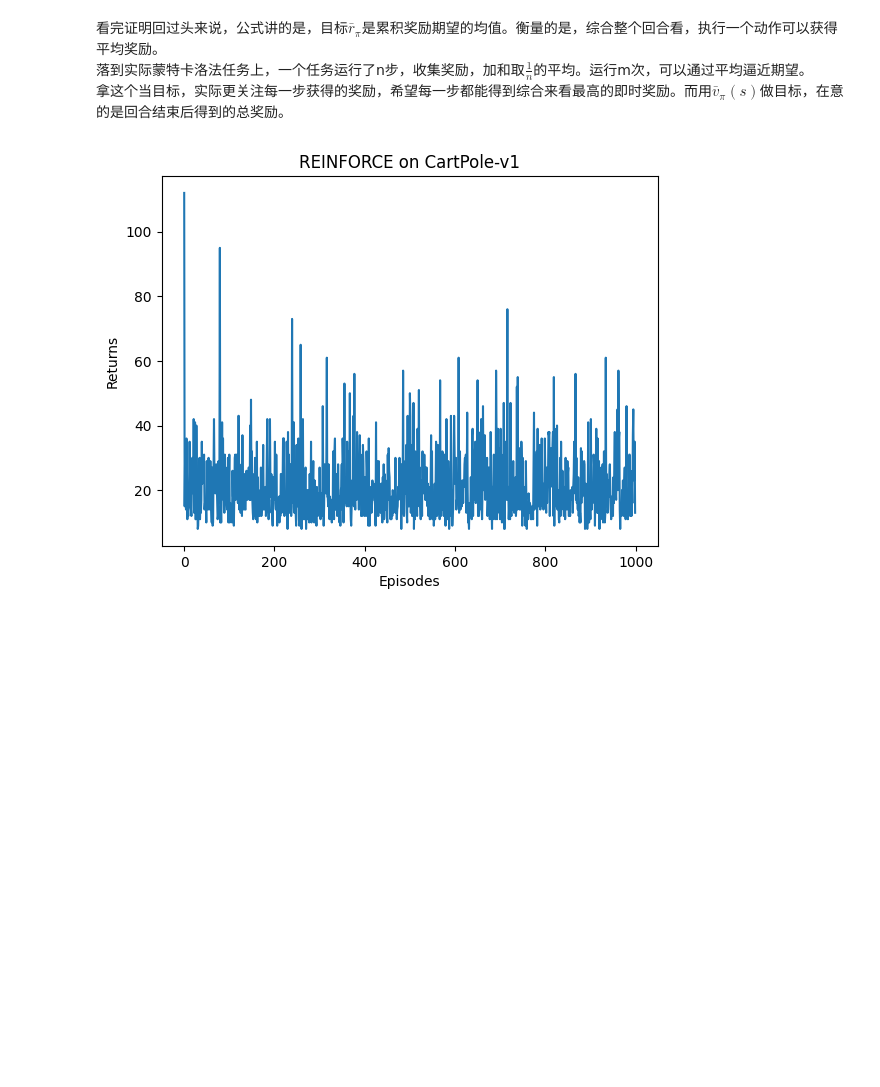
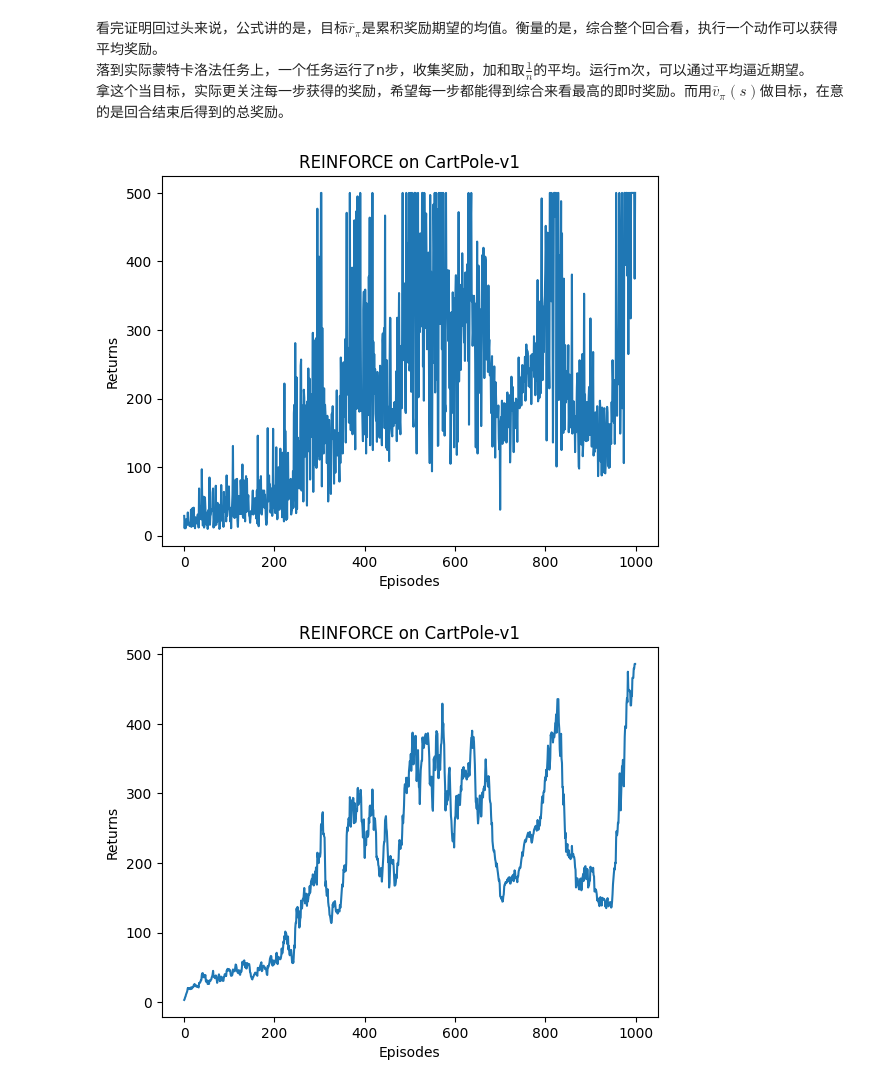
Before and after one commit to YoungAndSure/RlAction, a Jupyter notebook: policy_gradient_method.ipynb, the cells around one changed output. Drawn from its saved outputs; the diff is of its cells as text; code cells hidden in the pictures; blank space fills up the shorter version.

```diff
--- a/policy_gradient_method.ipynb
+++ b/policy_gradient_method.ipynb
@@ -85,7 +85,7 @@ class Agent() :
     def __init__(self, state_dim, hidden_dim, action_dim, gamma) :
         self.policy_net = PolicyNet(state_dim, hidden_dim, action_dim)
         # optimizer, lr,
-        self.optimizer = torch.optim.Adam(self.policy_net.parameters(), lr=0.00001)
+        self.optimizer = torch.optim.Adam(self.policy_net.parameters(), lr=0.001)
 
         self.observation_list = []
         self.actions_list = []
@@ -95,8 +95,8 @@ class Agent() :
     def take_action(self, state, env) :
         state = torch.tensor(state, dtype=torch.float64).unsqueeze(0)
         actions = self.policy_net(state).squeeze()
-        #print(actions)
         action = env.action_space.sample(probability=actions.detach().numpy())
+        #print(actions, action)
         return action
 
     def update(self, observation, action, reward, done) :
@@ -151,13 +151,13 @@ observation, info = env.reset(seed=0)
 state_dim = env.observation_space.shape[0]
 action_dim = env.action_space.n
 hidden_dim = 128
-gamma = 0.9
+gamma = 0.98
 agent = Agent(state_dim, hidden_dim, action_dim, gamma)
 
 return_list = []
 
 for i in range(1000) :
-    observation, info = env.reset(seed=0)
+    observation, info = env.reset()#(seed=0)
     episode_over = False
     total_reward = 0
 
@@ -175,12 +175,37 @@ for i in range(1000) :
 
     #print(f"Episode finished! Total reward: {total_reward}")
 env.close()
-# %%
-episodes_list = list(range(len(return_list)))
-plt.plot(episodes_list, return_list)
-plt.xlabel('Episodes')
-plt.ylabel('Returns')
-plt.title('REINFORCE on {}'.format("CartPole-v1"))
-plt.show()
-# %% [output]
-[figure, removed]
+# %%
+import matplotlib.pyplot as plt
+env_name = "CartPole-v1"
+
+episodes_list = list(range(len(return_list)))
+plt.plot(episodes_list, return_list)
+plt.xlabel('Episodes')
+plt.ylabel('Returns')
+plt.title('REINFORCE on {}'.format(env_name))
+plt.show()
+
+def moving_average(targets, truncated_num) :
+    truncated_sum = 0
+    queue = []
+    results = []
+    for target in targets :
+        queue.append(target)
+        truncated_sum += target
+        results.append(truncated_sum / truncated_num)
+        if len(queue) == truncated_num :
+            truncated_sum -= queue.pop(0)
+
+    return results
+
+mv_return = moving_average(return_list, 9)
+#print(return_list, mv_return)
+plt.plot(episodes_list, mv_return)
+plt.xlabel('Episodes')
+plt.ylabel('Returns')
+plt.title('REINFORCE on {}'.format(env_name))
+plt.show()
+# %% [output]
+[figure, added]
+[figure, added]
```
